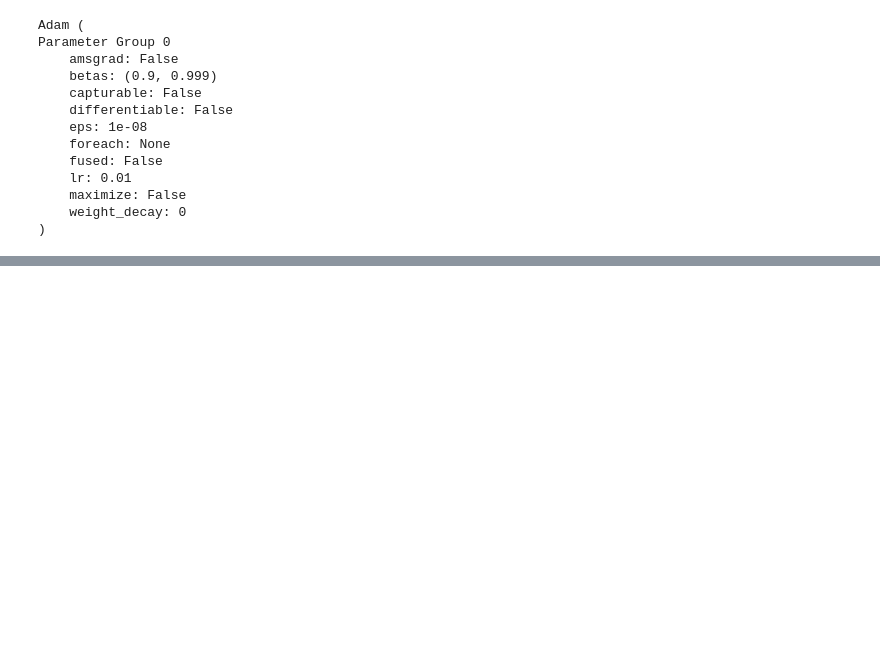
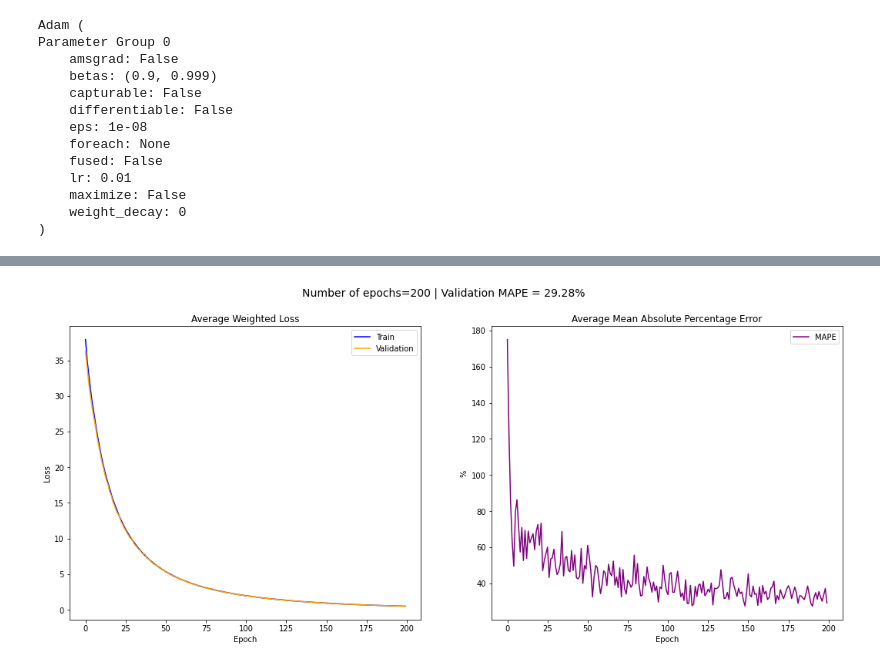
Before and after one commit to PeDiot/bayesian-neural-network-stock-prediction, a Jupyter notebook: notebook.ipynb, the cells around one changed output, grey strips where cells are left out. Cells and saved outputs as stored; diff of their text form; code cells hidden in the pictures; blank space fills up the shorter version.

```diff
--- a/notebook.ipynb
+++ b/notebook.ipynb
@@ -415,3 +134,8 @@ Parameter Group 0
     maximize: False
     weight_decay: 0
 )
+# %%
+results = {"epoch": [], "train_loss": [], "val_loss": [], "val_mape": []}
+num_epochs = 200
+mape_prev = 0
+tol = 1e-4
@@ -418,8 +144,13 @@ Parameter Group 0
 # %%
-results = {"epoch": [], "avg_weighted_loss": []}
+for epoch in range(num_epochs):
+    train_loss, val_loss, mape = run_one_epoch(model, data, criterion, optimizer, epoch, num_epochs)
 
-for epoch in range(num_epochs):
-    mse_loses = train(model, data.trainloader, criterion, optimizer, epoch, num_epochs)
+    if epoch > 1 and np.abs(mape - mape_prev) <= tol:
+        break
+    else:
+        mape_prev = mape
 
-    results["epoch"].append(epoch)
-    results["avg_weighted_loss"].append(np.mean(mse_loses))
+        results["epoch"].append(epoch)
+        results["train_loss"].append(train_loss)
+        results["val_loss"].append(val_loss)
+        results["val_mape"].append(mape)
@@ -436 +166,5 @@ ax.set_title("Average weighted loss through epochs");
+# %%
+training_plot_summary(results);
+# %% [output]
+[figure, added]
 # %% [markdown]
```
Also changed, not shown: parts of 30 cells of this notebook.
